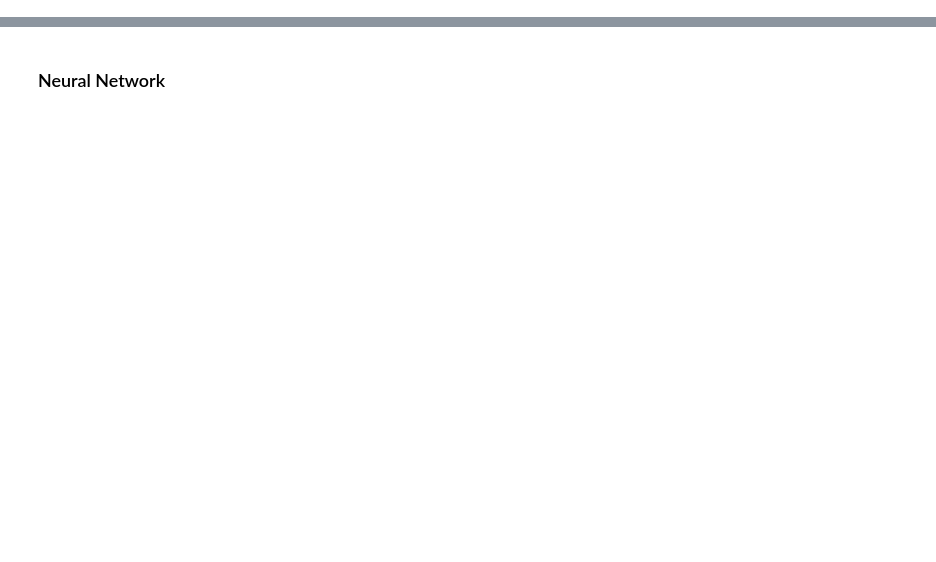
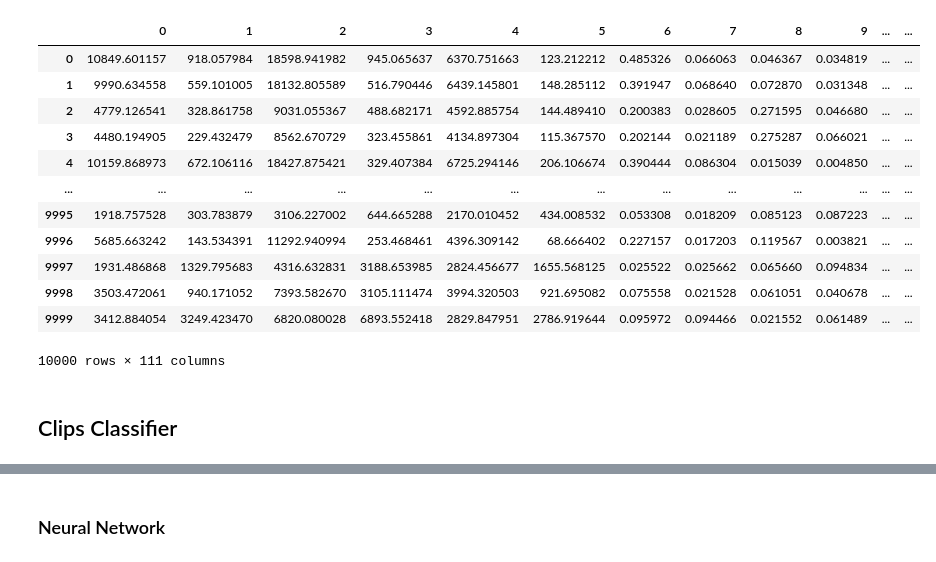
Before and after one commit to MattiaPujatti/Environmental-Sound-Classification, a Jupyter notebook: Feature_Classification.ipynb, the cells around one changed output, grey strips where cells are left out. Saved outputs shown, nothing was run; the diff lists cells and outputs as text; code cells hidden in the pictures; blank space fills up the shorter version.

```diff
--- a/Feature_Classification.ipynb
+++ b/Feature_Classification.ipynb
@@ -710,0 +82,23 @@ Average final accuracy estimated: 64.55%
+# %%
+# Let's load the datasets
+features = pd.read_csv("features.csv", index_col=0)
+features_nosilenceremoval = pd.read_csv("features_nosilenceremoval.csv", index_col=0)
+reduced_features = pd.read_csv("reduced_features.csv", index_col=0)
+augmented_features = pd.read_csv("augmented_features.csv", index_col=0)
+augmented_features
+# %% [output]
+|  | 0 | 1 | 2 | 3 | 4 | 5 | 6 | 7 | 8 | 9 | ... | ... |
+| 0 | 10849.601157 | 918.057984 | 18598.941982 | 945.065637 | 6370.751663 | 123.212212 | 0.485326 | 0.066063 | 0.046367 | 0.034819 | ... | ... |
+| 1 | 9990.634558 | 559.101005 | 18132.805589 | 516.790446 | 6439.145801 | 148.285112 | 0.391947 | 0.068640 | 0.072870 | 0.031348 | ... | ... |
+| 2 | 4779.126541 | 328.861758 | 9031.055367 | 488.682171 | 4592.885754 | 144.489410 | 0.200383 | 0.028605 | 0.271595 | 0.046680 | ... | ... |
+| 3 | 4480.194905 | 229.432479 | 8562.670729 | 323.455861 | 4134.897304 | 115.367570 | 0.202144 | 0.021189 | 0.275287 | 0.066021 | ... | ... |
+| 4 | 10159.868973 | 672.106116 | 18427.875421 | 329.407384 | 6725.294146 | 206.106674 | 0.390444 | 0.086304 | 0.015039 | 0.004850 | ... | ... |
+| ... | ... | ... | ... | ... | ... | ... | ... | ... | ... | ... | ... | ... |
+| 9995 | 1918.757528 | 303.783879 | 3106.227002 | 644.665288 | 2170.010452 | 434.008532 | 0.053308 | 0.018209 | 0.085123 | 0.087223 | ... | ... |
+| 9996 | 5685.663242 | 143.534391 | 11292.940994 | 253.468461 | 4396.309142 | 68.666402 | 0.227157 | 0.017203 | 0.119567 | 0.003821 | ... | ... |
+| 9997 | 1931.486868 | 1329.795683 | 4316.632831 | 3188.653985 | 2824.456677 | 1655.568125 | 0.025522 | 0.025662 | 0.065660 | 0.094834 | ... | ... |
+| 9998 | 3503.472061 | 940.171052 | 7393.582670 | 3105.111474 | 3994.320503 | 921.695082 | 0.075558 | 0.021528 | 0.061051 | 0.040678 | ... | ... |
+| 9999 | 3412.884054 | 3249.423470 | 6820.080028 | 6893.552418 | 2829.847951 | 2786.919644 | 0.095972 | 0.094466 | 0.021552 | 0.061489 | ... | ... |
+10000 rows × 111 columns
+# %% [markdown]
+## Clips Classifier
```
Also changed, not shown: parts of 67 cells of this notebook, 2 other files.
